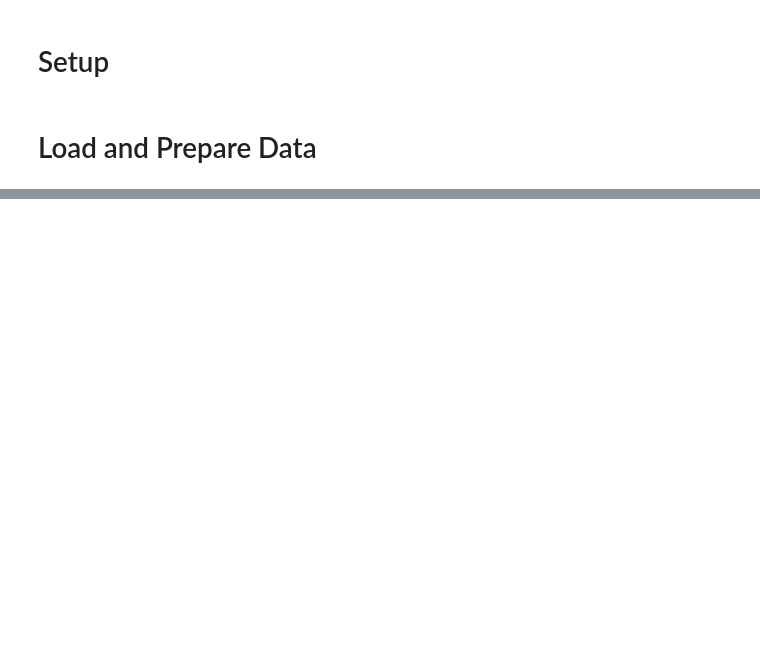
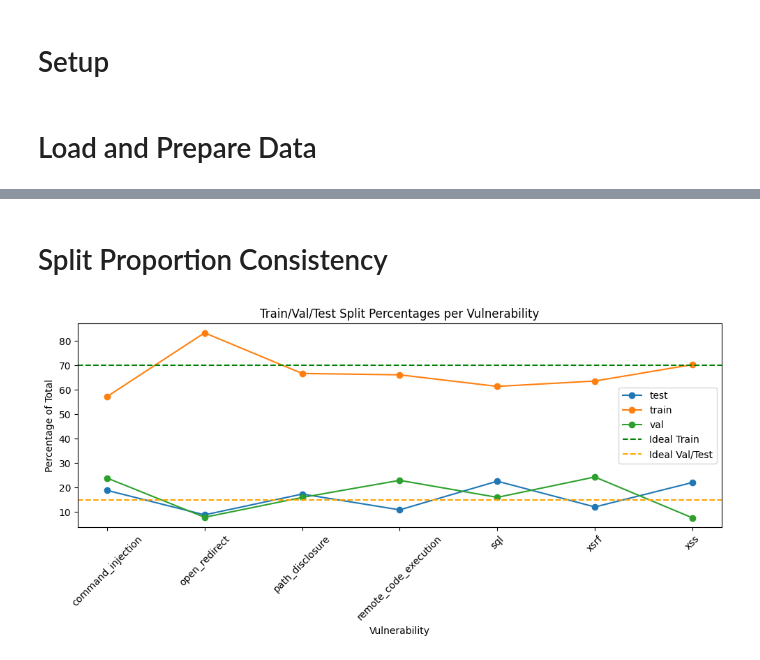
Before and after one commit to JakeHulme1/graphsec-detector, a Jupyter notebook: analysis/exploratory_analysis.ipynb, the cells around one changed output, grey strips where cells are left out. Drawn from its saved outputs; the diff is of its cells as text; code cells hidden in the pictures; blank space fills up the shorter version.

Commit message:
fix extract_dfg to populate train, perform eda

```diff
--- a/analysis/exploratory_analysis.ipynb
+++ b/analysis/exploratory_analysis.ipynb
@@ -76,0 +58,16 @@ plt.show()
+# %% [markdown]
+# Split Proportion Consistency
+# %%
+df["% Total"] = 100 * df["Total"] / df.groupby("Vulnerability")["Total"].transform("sum")
+pivot = df.pivot(index="Vulnerability", columns="Split", values="% Total")
+pivot.plot(kind="line", marker='o', figsize=(10, 5))
+plt.title("Train/Val/Test Split Percentages per Vulnerability")
+plt.ylabel("Percentage of Total")
+plt.xticks(rotation=45)
+plt.axhline(70, color='green', linestyle='--', label='Ideal Train')
+plt.axhline(15, color='orange', linestyle='--', label='Ideal Val/Test')
+plt.legend()
+plt.tight_layout()
+plt.show()
+# %% [output]
+[figure, added]
```
Also changed, not shown: parts of 16 cells of this notebook, 6 other files.
